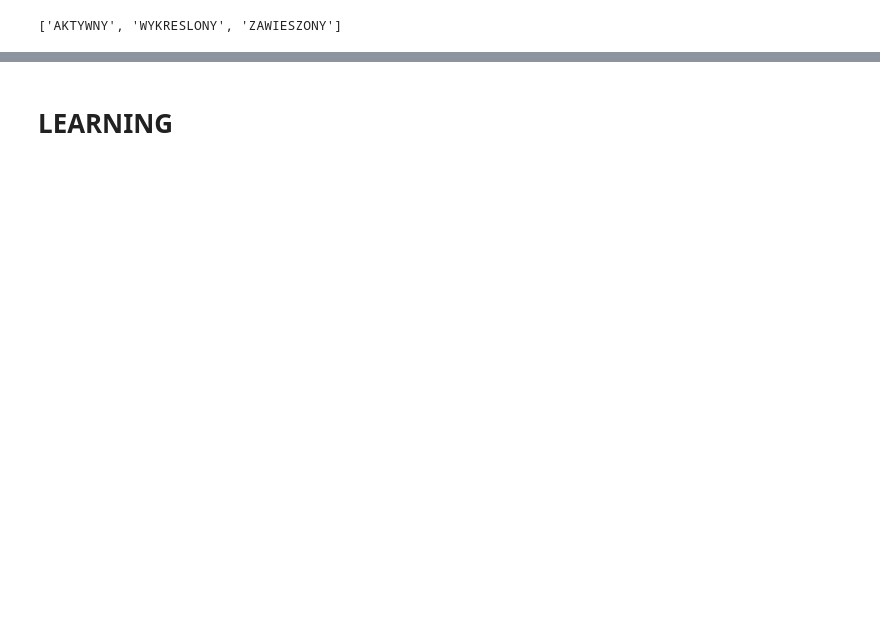
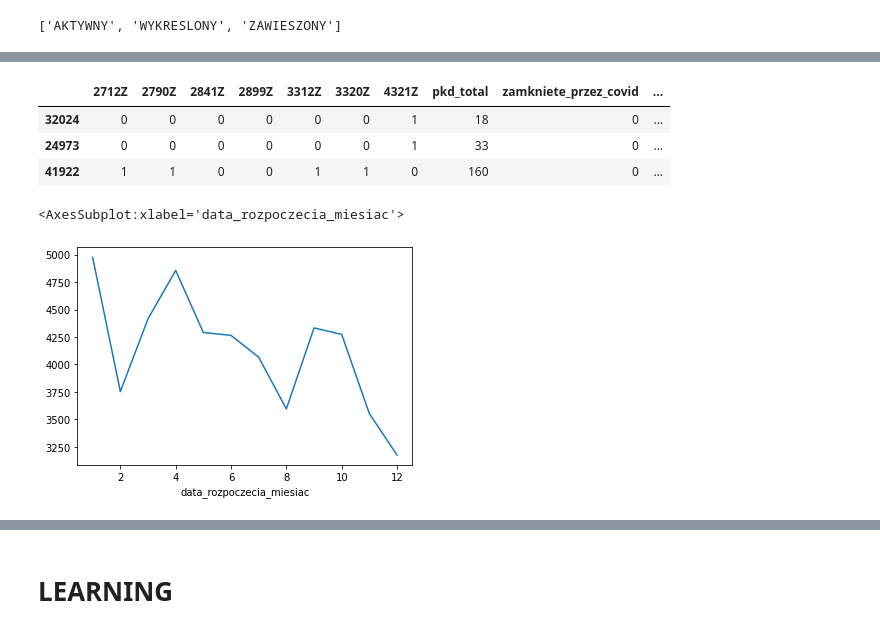
Before and after one commit to JQB26/ML-industry-4.0, a Jupyter notebook: main.ipynb, the cells around one changed output, grey strips where cells are left out. Saved outputs shown, nothing was run; the diff lists cells and outputs as text; code cells hidden in the pictures; blank space fills up the shorter version.

```diff
--- a/main.ipynb
+++ b/main.ipynb
@@ -3,3 +5,3 @@ import pandas as pd
 from sklearn import preprocessing
 # %%
-df = pd.read_csv('./data/data_processed.csv')
+df = pd.read_csv('./data/data_processed_main.csv')
@@ -42,0 +55,12 @@ df.sample(3)
+# %%
+df.sample(3)
+# %% [output]
+|  | 2712Z | 2790Z | 2841Z | 2899Z | 3312Z | 3320Z | 4321Z | pkd_total | zamkniete_przez_covid | ... |
+| 32024 | 0 | 0 | 0 | 0 | 0 | 0 | 1 | 18 | 0 | ... |
+| 24973 | 0 | 0 | 0 | 0 | 0 | 0 | 1 | 33 | 0 | ... |
+| 41922 | 1 | 1 | 0 | 0 | 1 | 1 | 0 | 160 | 0 | ... |
+# %%
+df.groupby(['data_rozpoczecia_miesiac'])['data_rozpoczecia_miesiac'].count().plot()
+# %% [output]
+<AxesSubplot:xlabel='data_rozpoczecia_miesiac'>
+[figure, added]
```
Also changed, not shown: parts of 26 cells of this notebook, 1 other file.
